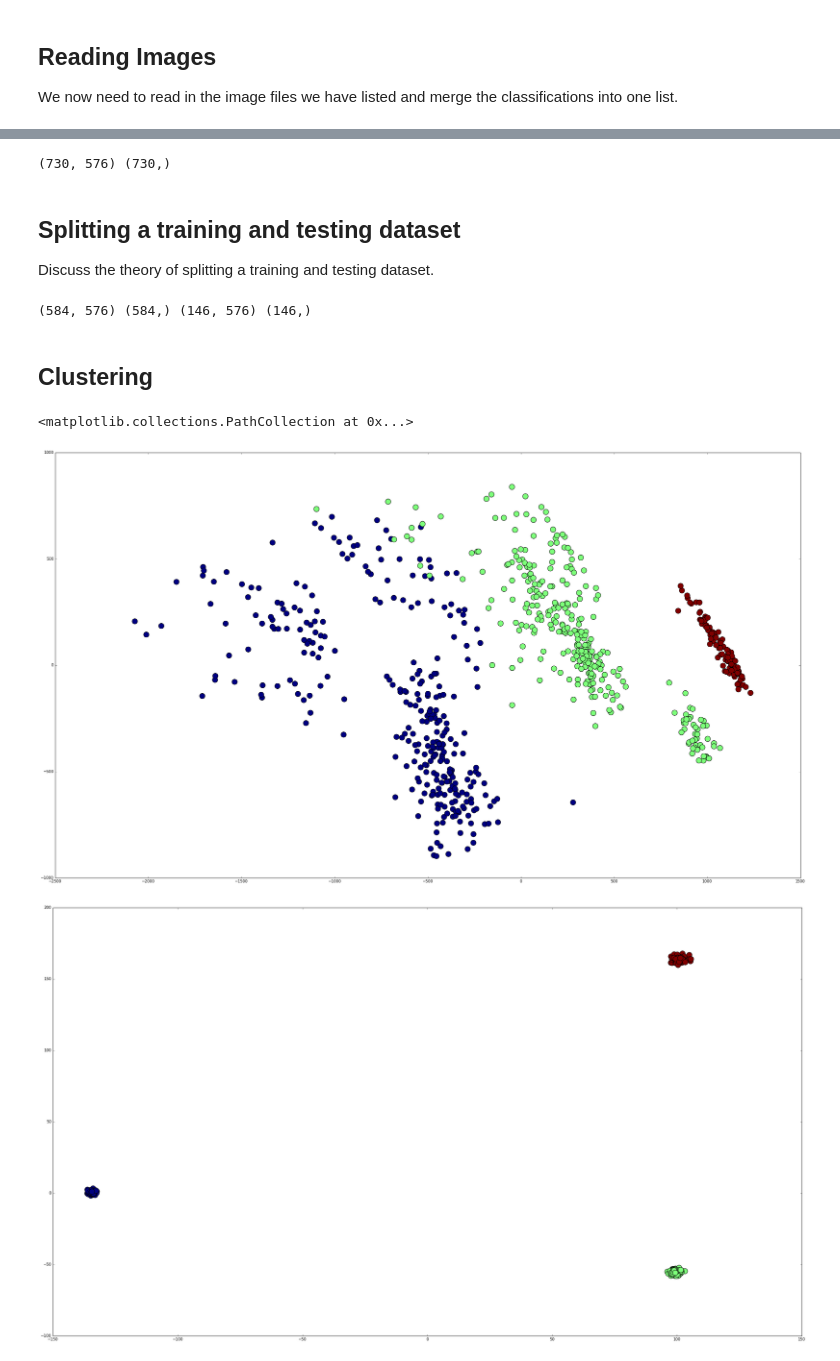
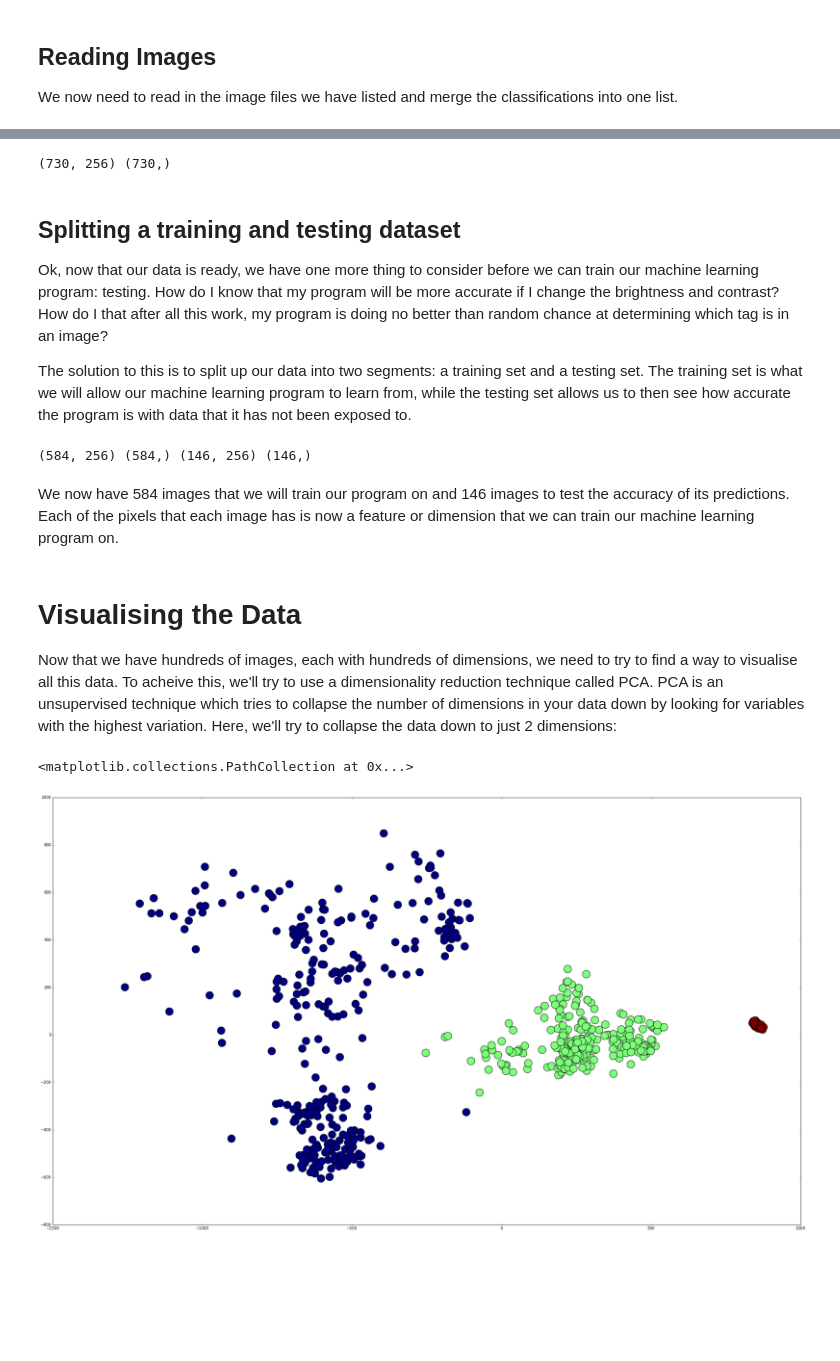
Before and after one commit to alistairwalsh/MLD, a Jupyter notebook: training_testing.ipynb, the cells around one changed output, grey strips where cells are left out. Drawn from its saved outputs; the diff is of its cells as text; code cells hidden in the pictures; blank space fills up the shorter version.

```diff
--- a/training_testing.ipynb
+++ b/training_testing.ipynb
@@ -104,8 +103,10 @@ def modify_image(img):
     #img = cv2.blur(image, (5, 5))
     #img = cv2.GaussianBlur(image, (5, 5), 0)
     img = cv2.medianBlur(image, 5)
-    img += 10
-    #img * 1.9
+    #img += 10
+    img * 1.9
+
+    img = img[4:20,4:20]
     return img
 
 for image in test_images:
@@ -132,36 +135,33 @@ y = np.array(all_classifications)
 
 print(X.shape, y.shape)
 # %% [output]
-(730, 576) (730,)
+(730, 256) (730,)
-# %% [markdown]
-## Splitting a training and testing dataset
-
-Discuss the theory of splitting a training and testing dataset.
+# %% [markdown]
+## Splitting a training and testing dataset
+
+Ok, now that our data is ready, we have one more thing to consider before we can train our machine learning program: testing. How do I know that my program will be more accurate if I change the brightness and contrast? How do I that after all this work, my program is doing no better than random chance at determining which tag is in an image?
+
+The solution to this is to split up our data into two segments: a training set and a testing set. The training set is what we will allow our machine learning program to learn from, while the testing set allows us to then see how accurate the program is with data that it has not been exposed to.
 # %%
 from sklearn.cross_validation import train_test_split
 
 X_train, X_test, y_train, y_test = train_test_split(X, y, test_size = 0.2, random_state=4)
 print(X_train.shape, y_train.shape, X_test.shape, y_test.shape)
 # %% [output]
-(584, 576) (584,) (146, 576) (146,)
+(584, 256) (584,) (146, 256) (146,)
-# %% [markdown]
-## Clustering
+# %% [markdown]
+We now have 584 images that we will train our program on and 146 images to test the accuracy of its predictions. Each of the pixels that each image has is now a feature or dimension that we can train our machine learning program on.
+# %% [markdown]
+# Visualising the Data
+
+Now that we have hundreds of images, each with hundreds of dimensions, we need to try to find a way to visualise all this data. To acheive this, we'll try to use a dimensionality reduction technique called PCA. PCA is an unsupervised technique which tries to collapse the number of dimensions in your data down by looking for variables with the highest variation. Here, we'll try to collapse the data down to just 2 dimensions:
 # %%
 from sklearn.decomposition import PCA
-from sklearn.lda import LDA
 
 pca = PCA(n_components=2)
-X_r = pca.fit(X).transform(X)
+fit_trans_X = pca.fit(X).transform(X)
 plt.figure(figsize = (35, 20))
-plt.scatter(X_r[:, 0], X_r[:, 1], c=y, s=200)
-
-lda = LDA(n_components=2)
-lda = lda.fit(X_train, y_train)
-X_lda = lda.transform(X_train)
-Z = lda.transform(X_test)
-plt.figure(figsize = (35, 20))
-plt.scatter(X_lda[:, 0], X_lda[:, 1], c=y_train, s=200)
+plt.scatter(fit_trans_X[:, 0], fit_trans_X[:, 1], c=y, s=400)
 # %% [output]
 <matplotlib.collections.PathCollection at 0x...>
-[figure, old version]
+[figure, new version]
-[figure, removed]
```
Also changed, not shown: parts of 18 cells of this notebook, 4 other files.
